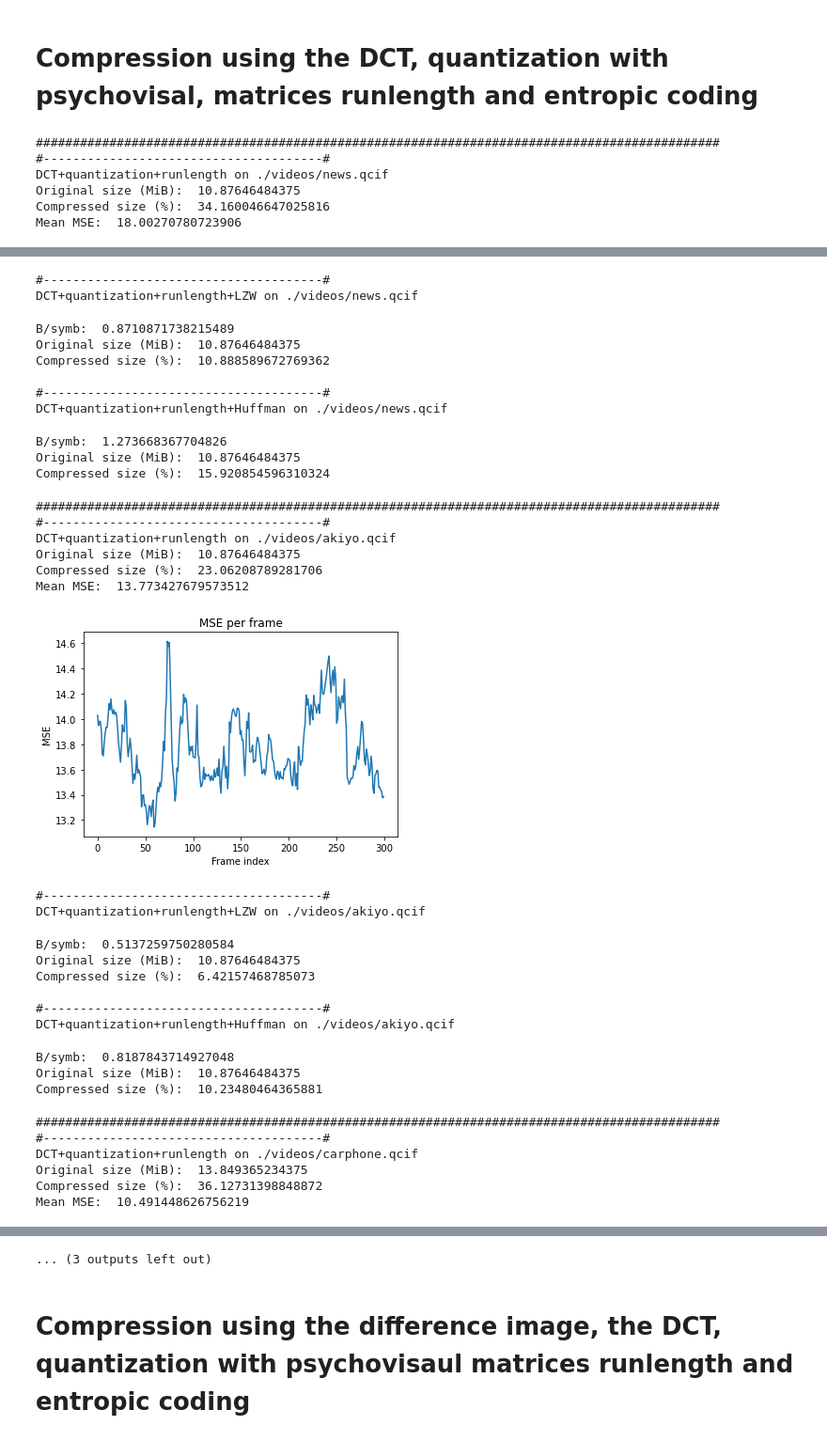
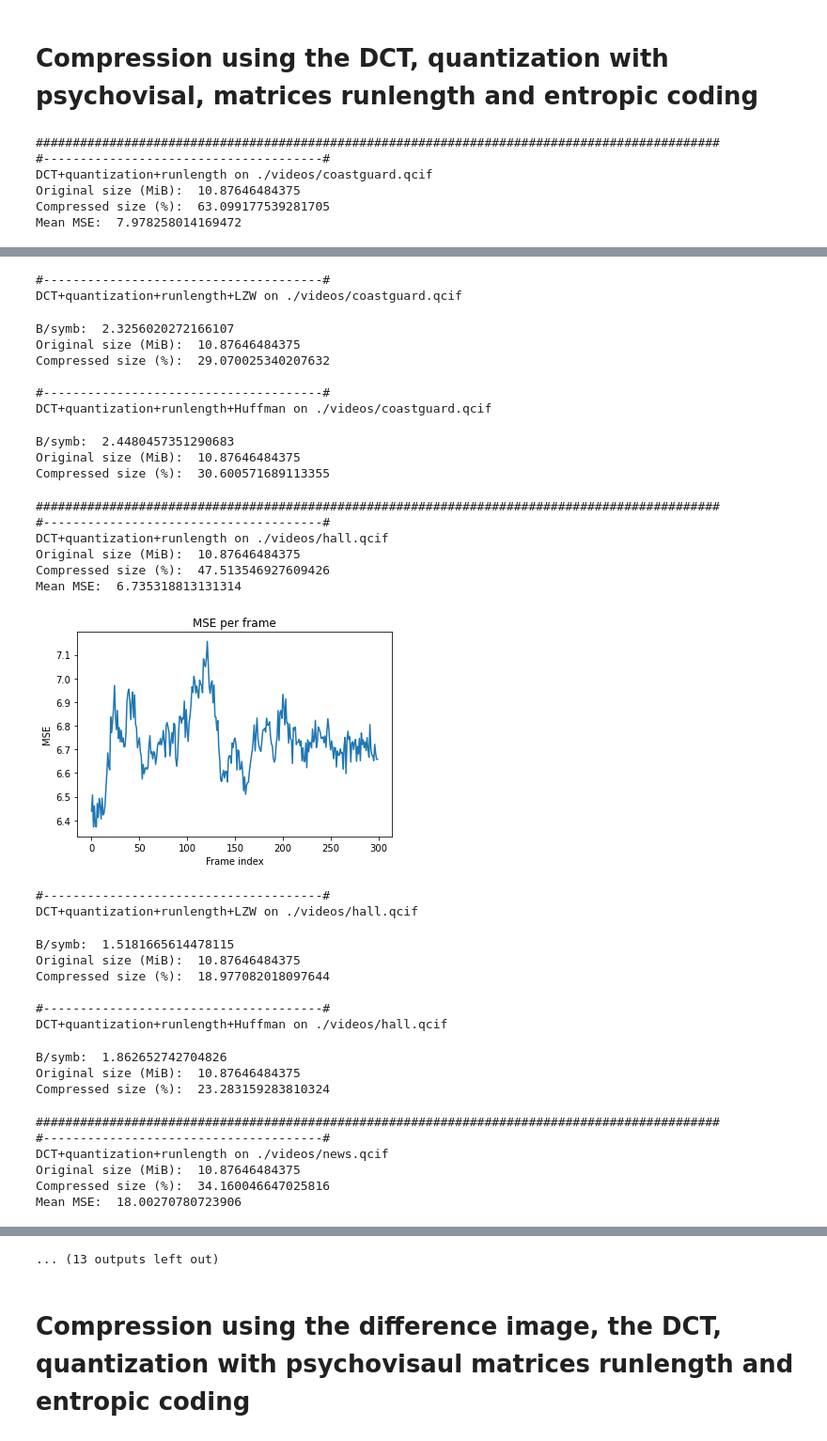
Before and after one commit to alexandre-lefebv/data_compression, a Jupyter notebook: main.ipynb, the cells around one changed output, grey strips where cells are left out. Shown at 94% size. Drawn from its saved outputs; the diff is of its cells as text; code cells hidden in the pictures.

```diff
--- a/main.ipynb
+++ b/main.ipynb
@@ -58,7 +111,7 @@ for fname in videos_names:
 # %% [markdown]
 # Compression using the DCT, quantization with psychovisal, matrices runlength and entropic coding
 # %%
-for fname in videos_names[2:]:
+for fname in videos_names:
     frames = read_qcif(fname)
     nb_frames = len(frames)
 
@@ -85,7 +138,7 @@ for fname in videos_names[2:]:
 # %% [output]
 #############################################################################################
 #--------------------------------------#
-DCT+quantization+runlength on ./videos/news.qcif
+DCT+quantization+runlength on ./videos/coastguard.qcif
 Original size (MiB):  10.87646484375
-Compressed size (%):  34.160046647025816
-Mean MSE:  18.00270780723906
+Compressed size (%):  63.099177539281705
+Mean MSE:  7.978258014169472
@@ -93,35 +146,35 @@ Mean MSE:  18.00270780723906
 #--------------------------------------#
-DCT+quantization+runlength+LZW on ./videos/news.qcif
+DCT+quantization+runlength+LZW on ./videos/coastguard.qcif
-B/symb:  0.8710871738215489
+B/symb:  2.3256020272166107
 Original size (MiB):  10.87646484375
-Compressed size (%):  10.888589672769362
+Compressed size (%):  29.070025340207632
 
 #--------------------------------------#
-DCT+quantization+runlength+Huffman on ./videos/news.qcif
+DCT+quantization+runlength+Huffman on ./videos/coastguard.qcif
-B/symb:  1.273668367704826
+B/symb:  2.4480457351290683
 Original size (MiB):  10.87646484375
-Compressed size (%):  15.920854596310324
+Compressed size (%):  30.600571689113355
 #############################################################################################
 #--------------------------------------#
-DCT+quantization+runlength on ./videos/akiyo.qcif
+DCT+quantization+runlength on ./videos/hall.qcif
 Original size (MiB):  10.87646484375
-Compressed size (%):  23.06208789281706
-Mean MSE:  13.773427679573512
+Compressed size (%):  47.513546927609426
+Mean MSE:  6.735318813131314
-[figure, old version]
+[figure, new version]
 #--------------------------------------#
-DCT+quantization+runlength+LZW on ./videos/akiyo.qcif
+DCT+quantization+runlength+LZW on ./videos/hall.qcif
-B/symb:  0.5137259750280584
+B/symb:  1.5181665614478115
 Original size (MiB):  10.87646484375
-Compressed size (%):  6.42157468785073
+Compressed size (%):  18.977082018097644
 
 #--------------------------------------#
-DCT+quantization+runlength+Huffman on ./videos/akiyo.qcif
+DCT+quantization+runlength+Huffman on ./videos/hall.qcif
-B/symb:  0.8187843714927048
+B/symb:  1.862652742704826
 Original size (MiB):  10.87646484375
-Compressed size (%):  10.23480464365881
+Compressed size (%):  23.283159283810324
 #############################################################################################
 #--------------------------------------#
-DCT+quantization+runlength on ./videos/carphone.qcif
-Original size (MiB):  13.849365234375
-Compressed size (%):  36.12731398848872
-Mean MSE:  10.491448626756219
+DCT+quantization+runlength on ./videos/news.qcif
+Original size (MiB):  10.87646484375
+Compressed size (%):  34.160046647025816
+Mean MSE:  18.00270780723906
@@ -129,4 +182,4 @@ Mean MSE:  10.491448626756219
-... (3 outputs left out)
+... (13 outputs left out)
 # %% [markdown]
 # Compression using the difference image, the DCT, quantization with psychovisaul matrices runlength and entropic coding
 # %%
```
Also changed, not shown: parts of 4 cells of this notebook.
